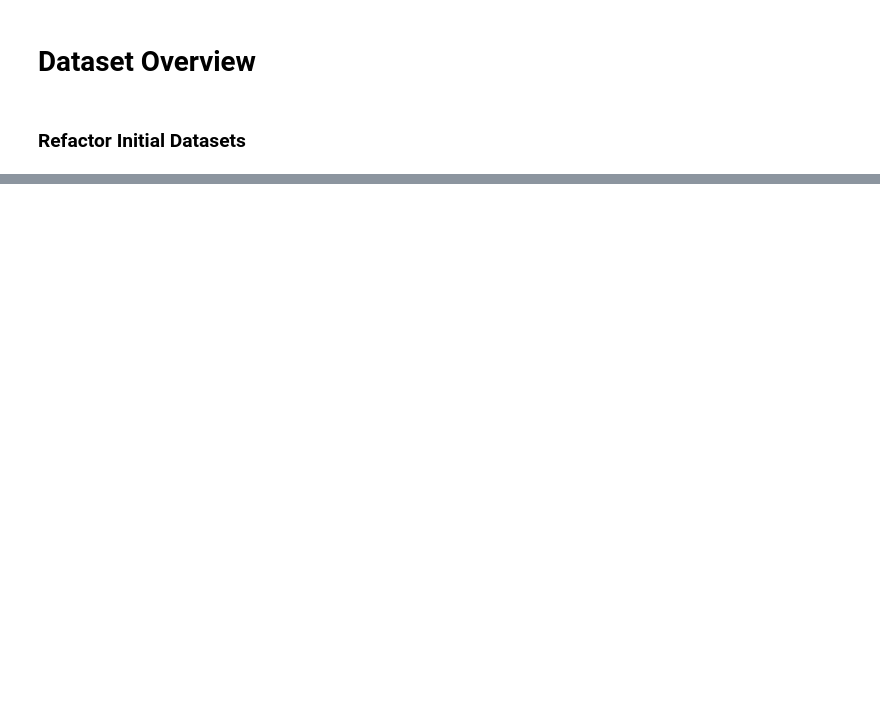
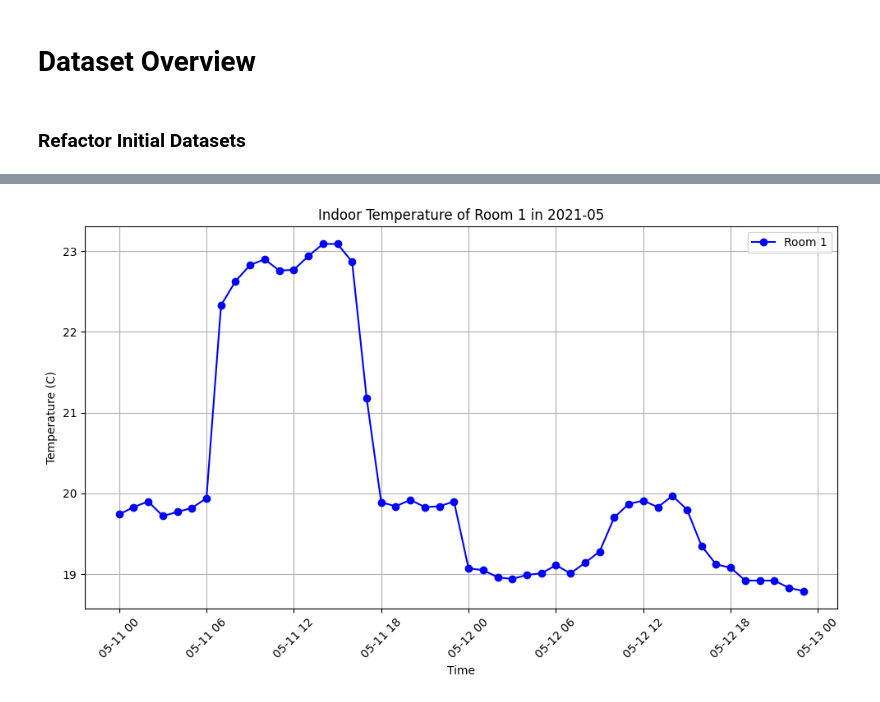
Before and after one commit to PeriniM/Hackathon-NOI, a Jupyter notebook: Data_analysis.ipynb, the cells around one changed output, grey strips where cells are left out. Saved outputs shown, nothing was run; the diff lists cells and outputs as text; code cells hidden in the pictures; blank space fills up the shorter version.

```diff
--- a/Data_analysis.ipynb
+++ b/Data_analysis.ipynb
@@ -58,0 +165,19 @@ df.to_csv('Original_datasets/Photovoltaic-185kW-PV-plant.csv', sep=';', index=Fa
+# %%
+# Filter data for a specific year and month
+selected_year = 2021
+selected_month = 5
+filtered_df = df[(df.index.year == selected_year) & (df.index.month == selected_month)]
+
+# Plot indoor temperature of Room 1 for the selected year and month
+plt.figure(figsize=(10, 6))
+plt.plot(filtered_df.index, filtered_df['Indoor Temp room 1 (C)'], marker='o', linestyle='-', color='b', label='Room 1')
+plt.xlabel('Time')
+plt.ylabel('Temperature (C)')
+plt.title(f'Indoor Temperature of Room 1 in {selected_year}-{selected_month:02}')
+plt.legend()
+plt.xticks(rotation=45)
+plt.grid(True)
+plt.tight_layout()
+plt.show()
+# %% [output]
+[figure, added]
```
Also changed, not shown: parts of 28 cells of this notebook, 1 other file.
